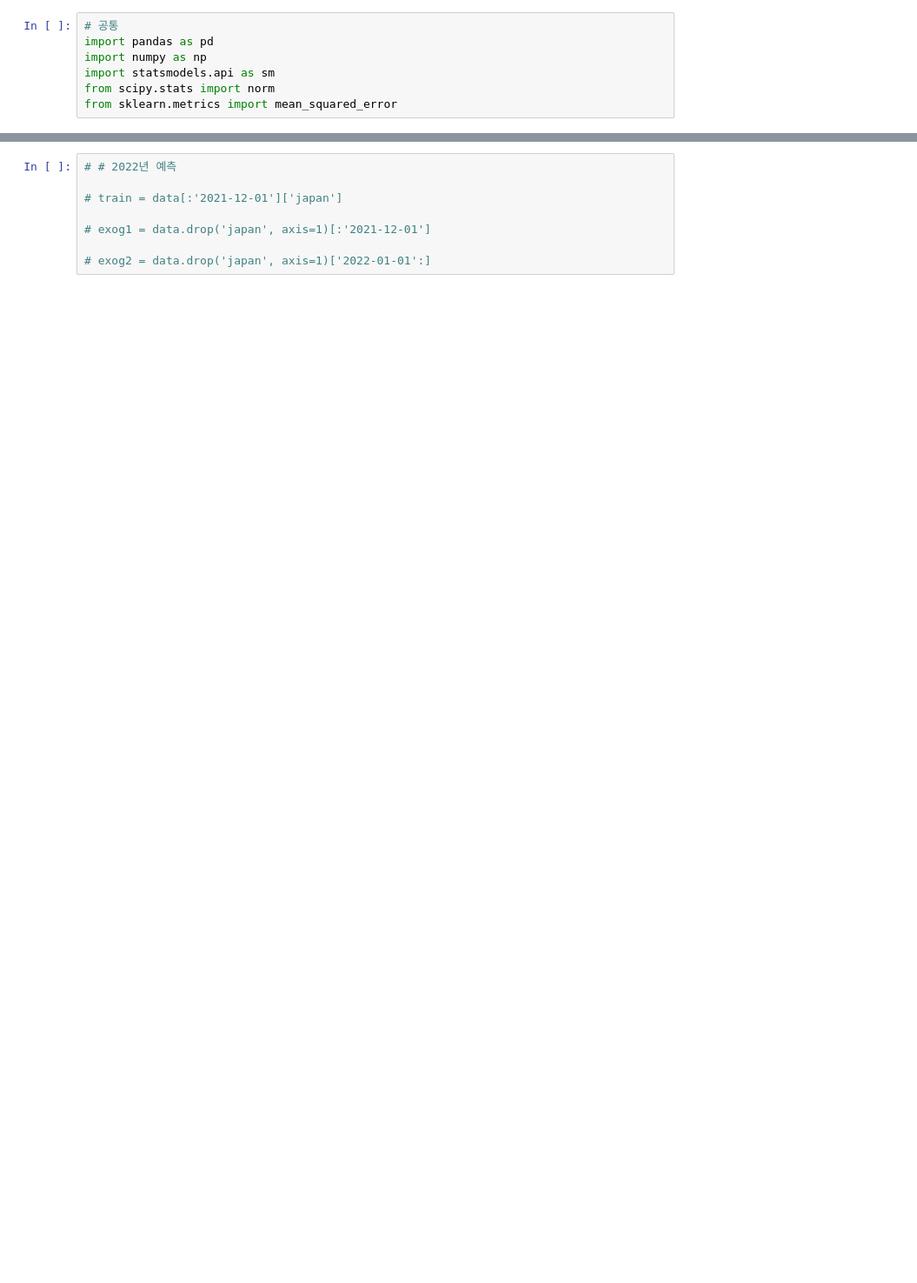
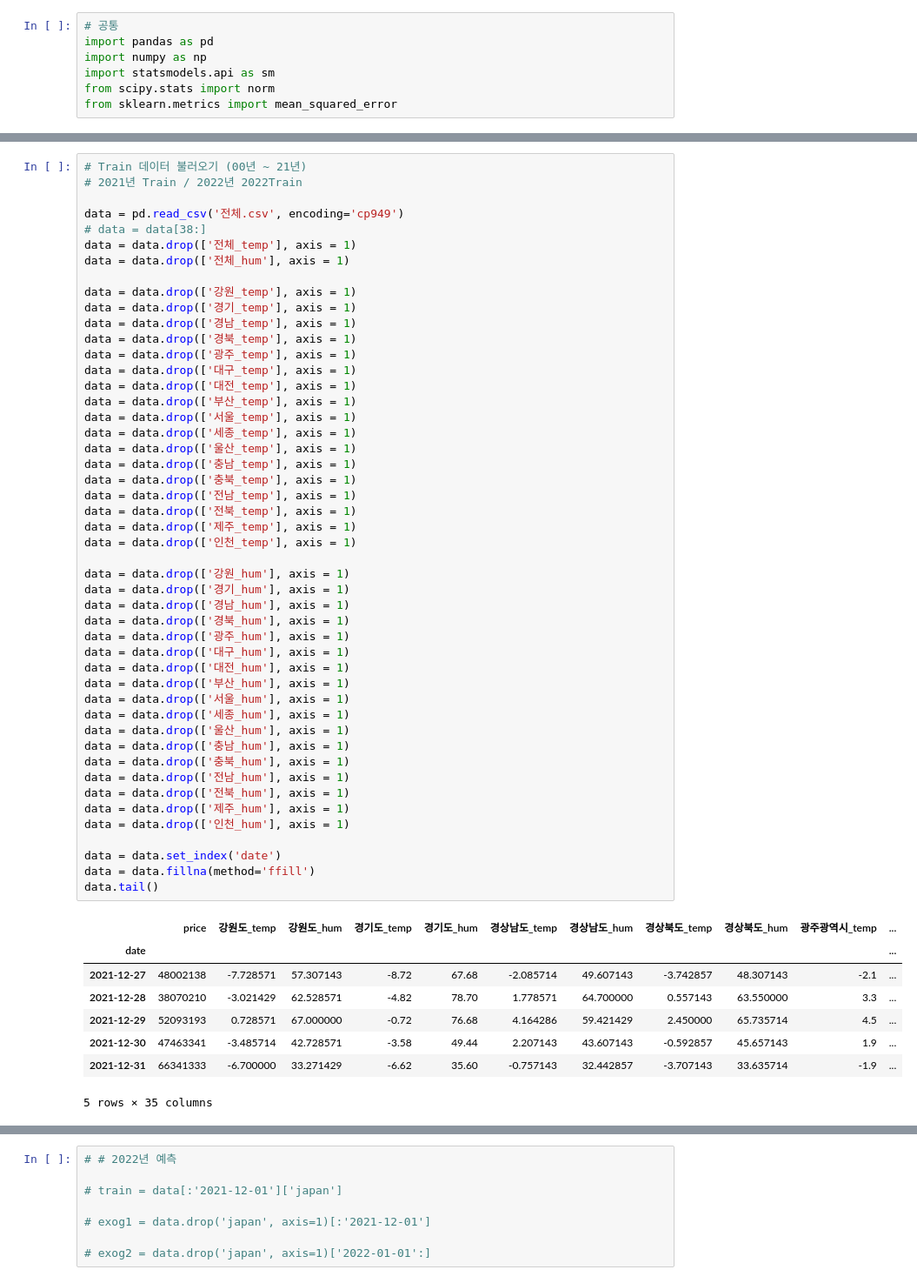
Before and after one commit to KangYunSU/KangYunsu, a Jupyter notebook: 찬재.ipynb, the cells around one changed output, grey strips where cells are left out. Shown at 87% size. Drawn from its saved outputs; the diff is of its cells as text; blank space fills up the shorter version.

```diff
--- a/찬재.ipynb
+++ b/찬재.ipynb
@@ -37,3 +8,60 @@ data.head()
+# %%
+# Train 데이터 불러오기 (00년 ~ 21년)
+# 2021년 Train / 2022년 2022Train
+
+data = pd.read_csv('전체.csv', encoding='cp949')
+# data = data[38:]
+data = data.drop(['전체_temp'], axis = 1)
+data = data.drop(['전체_hum'], axis = 1)
+
+data = data.drop(['강원_temp'], axis = 1)
+data = data.drop(['경기_temp'], axis = 1)
+data = data.drop(['경남_temp'], axis = 1)
+data = data.drop(['경북_temp'], axis = 1)
+data = data.drop(['광주_temp'], axis = 1)
+data = data.drop(['대구_temp'], axis = 1)
+data = data.drop(['대전_temp'], axis = 1)
+data = data.drop(['부산_temp'], axis = 1)
+data = data.drop(['서울_temp'], axis = 1)
+data = data.drop(['세종_temp'], axis = 1)
+data = data.drop(['울산_temp'], axis = 1)
+data = data.drop(['충남_temp'], axis = 1)
+data = data.drop(['충북_temp'], axis = 1)
+data = data.drop(['전남_temp'], axis = 1)
+data = data.drop(['전북_temp'], axis = 1)
+data = data.drop(['제주_temp'], axis = 1)
+data = data.drop(['인천_temp'], axis = 1)
+
+data = data.drop(['강원_hum'], axis = 1)
+data = data.drop(['경기_hum'], axis = 1)
+data = data.drop(['경남_hum'], axis = 1)
+data = data.drop(['경북_hum'], axis = 1)
+data = data.drop(['광주_hum'], axis = 1)
+data = data.drop(['대구_hum'], axis = 1)
+data = data.drop(['대전_hum'], axis = 1)
+data = data.drop(['부산_hum'], axis = 1)
+data = data.drop(['서울_hum'], axis = 1)
+data = data.drop(['세종_hum'], axis = 1)
+data = data.drop(['울산_hum'], axis = 1)
+data = data.drop(['충남_hum'], axis = 1)
+data = data.drop(['충북_hum'], axis = 1)
+data = data.drop(['전남_hum'], axis = 1)
+data = data.drop(['전북_hum'], axis = 1)
+data = data.drop(['제주_hum'], axis = 1)
+data = data.drop(['인천_hum'], axis = 1)
+
+data = data.set_index('date')
+data = data.fillna(method='ffill')
+data.tail()
+# %% [output]
+|  | price | 강원도_temp | 강원도_hum | 경기도_temp | 경기도_hum | 경상남도_temp | 경상남도_hum | 경상북도_temp | 경상북도_hum | 광주광역시_temp | ... |
+| date |  |  |  |  |  |  |  |  |  |  | ... |
+| 2021-12-27 | 48002138 | -7.728571 | 57.307143 | -8.72 | 67.68 | -2.085714 | 49.607143 | -3.742857 | 48.307143 | -2.1 | ... |
+| 2021-12-28 | 38070210 | -3.021429 | 62.528571 | -4.82 | 78.70 | 1.778571 | 64.700000 | 0.557143 | 63.550000 | 3.3 | ... |
+| 2021-12-29 | 52093193 | 0.728571 | 67.000000 | -0.72 | 76.68 | 4.164286 | 59.421429 | 2.450000 | 65.735714 | 4.5 | ... |
+| 2021-12-30 | 47463341 | -3.485714 | 42.728571 | -3.58 | 49.44 | 2.207143 | 43.607143 | -0.592857 | 45.657143 | 1.9 | ... |
+| 2021-12-31 | 66341333 | -6.700000 | 33.271429 | -6.62 | 35.60 | -0.757143 | 32.442857 | -3.707143 | 33.635714 | -1.9 | ... |
+5 rows × 35 columns
 # %%
 # 2021년 예측
 
```
Also changed, not shown: parts of 6 cells of this notebook, 28 other files.
